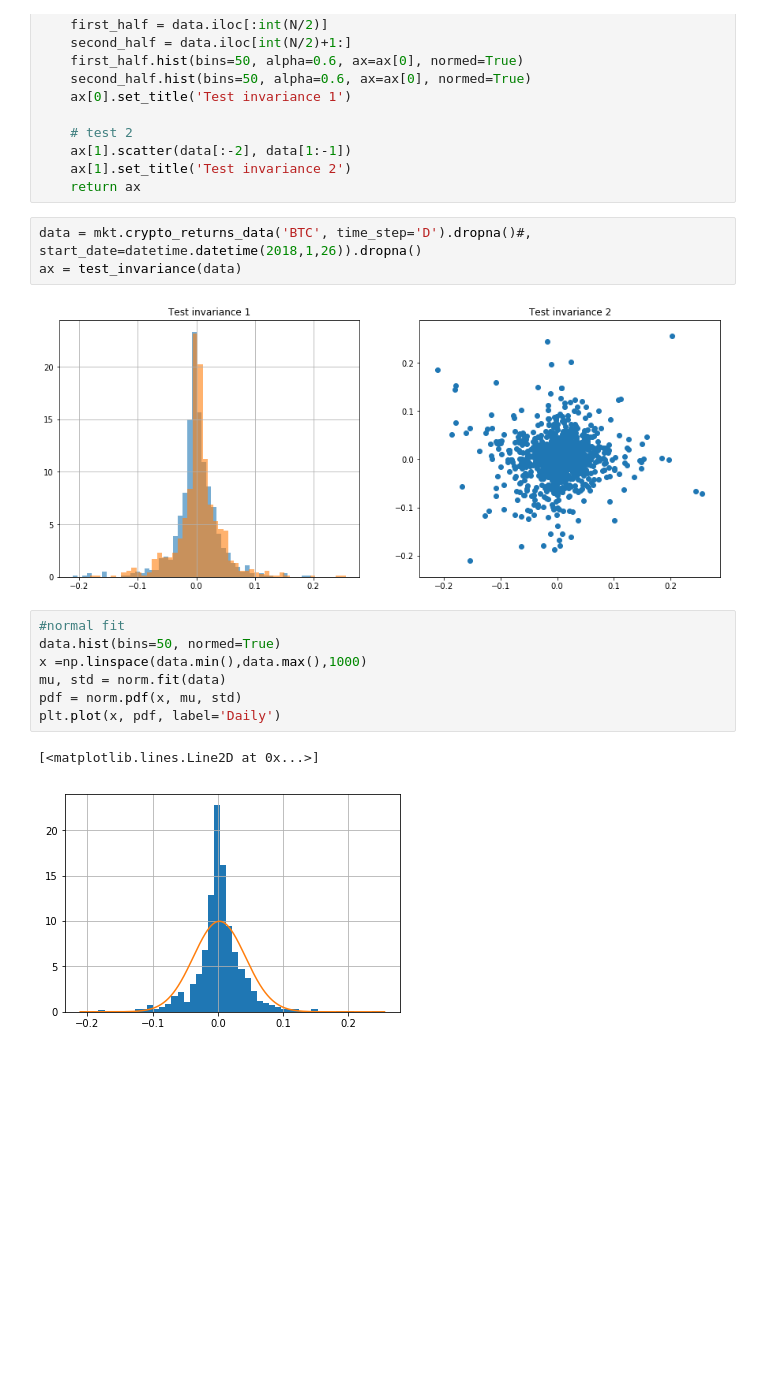
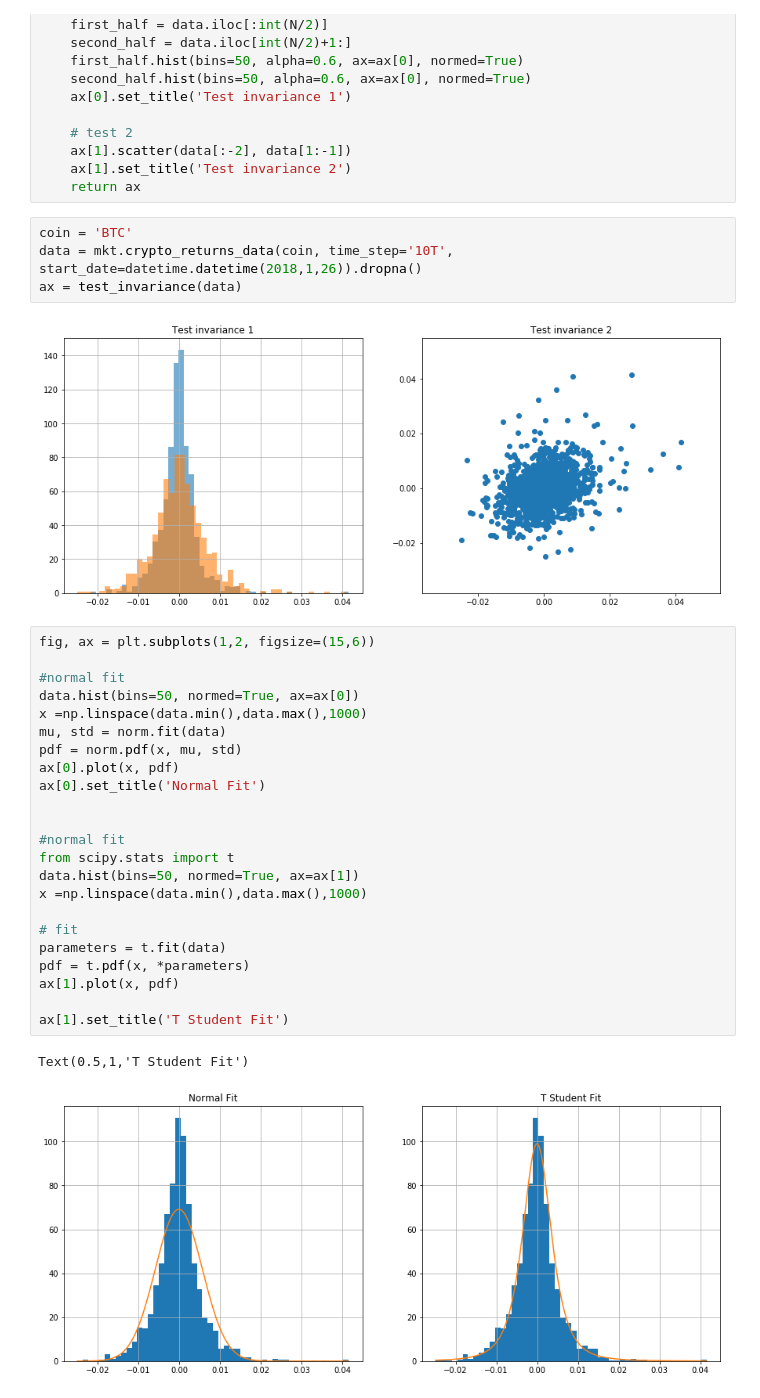
Before and after one commit to dxcv/finances, a Jupyter notebook: finances/studies/trading/Probability analysis for trading.ipynb, the cells around one changed output. Saved outputs shown, nothing was run; the diff lists cells and outputs as text; blank space fills up the shorter version.

```diff
--- a/finances/studies/trading/Probability analysis for trading.ipynb
+++ b/finances/studies/trading/Probability analysis for trading.ipynb
@@ -50,17 +50,34 @@ def test_invariance(data):
     ax[1].set_title('Test invariance 2')
     return ax
 # %%
-data = mkt.crypto_returns_data('BTC', time_step='D').dropna()#, start_date=datetime.datetime(2018,1,26)).dropna()
+coin = 'BTC'
+data = mkt.crypto_returns_data(coin, time_step='10T', start_date=datetime.datetime(2018,1,26)).dropna()
 ax = test_invariance(data)
 # %% [output]
-[figure, old version]
+[figure, new version]
 # %%
+fig, ax = plt.subplots(1,2, figsize=(15,6))
+
 #normal fit
-data.hist(bins=50, normed=True)
+data.hist(bins=50, normed=True, ax=ax[0])
 x =np.linspace(data.min(),data.max(),1000)
 mu, std = norm.fit(data)
 pdf = norm.pdf(x, mu, std)
-plt.plot(x, pdf, label='Daily')
+ax[0].plot(x, pdf)
+ax[0].set_title('Normal Fit')
+
+
+#normal fit
+from scipy.stats import t
+data.hist(bins=50, normed=True, ax=ax[1])
+x =np.linspace(data.min(),data.max(),1000)
+
+# fit
+parameters = t.fit(data)
+pdf = t.pdf(x, *parameters)
+ax[1].plot(x, pdf)
+
+ax[1].set_title('T Student Fit')
 # %% [output]
-[<matplotlib.lines.Line2D at 0x...>]
+Text(0.5,1,'T Student Fit')
-[figure, old version]
+[figure, new version]
```
Also changed, not shown: parts of 6 cells of this notebook, 3 other files.
